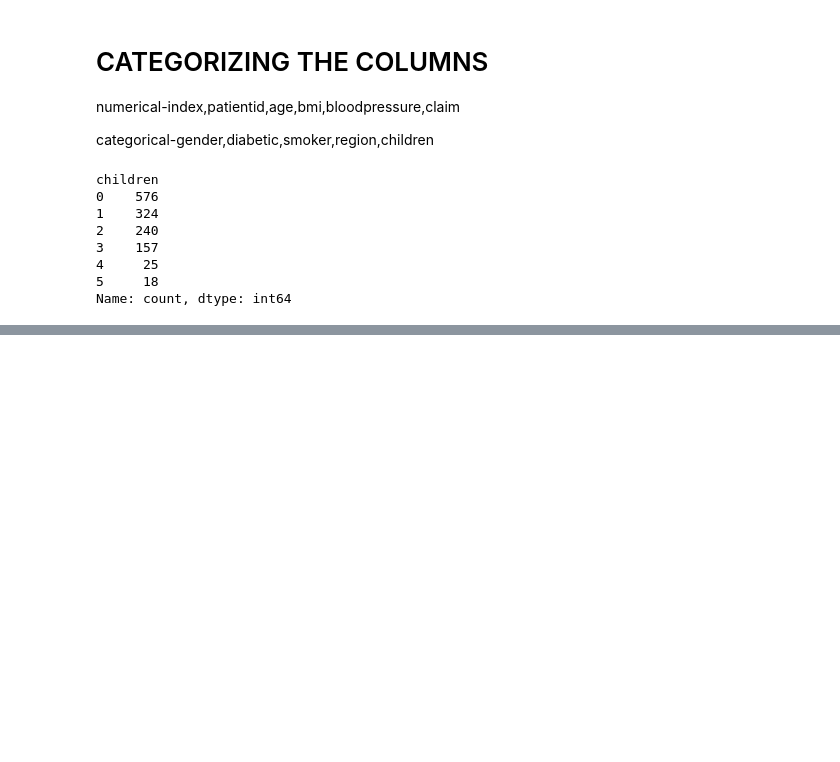
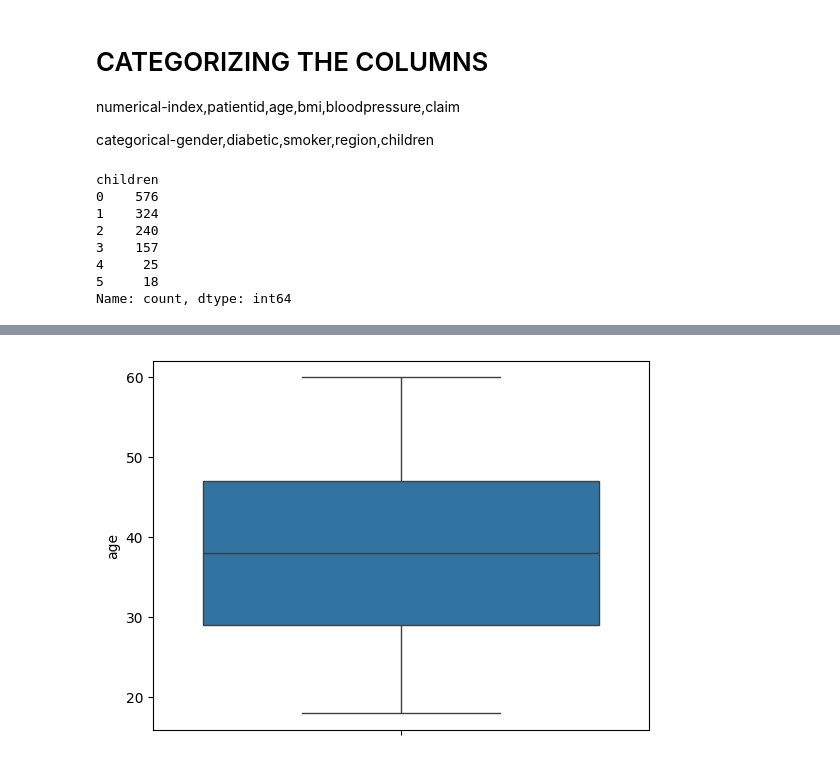
Before and after one commit to ronit-6464/INSURANCE-DATASET-EDA, a Jupyter notebook: EDA NOTEBOOK ON INSURANCE DATASET.ipynb, the cells around one changed output, grey strips where cells are left out. Drawn from its saved outputs; the diff is of its cells as text; code cells hidden in the pictures; blank space fills up the shorter version.

```diff
--- a/EDA NOTEBOOK ON INSURANCE DATASET.ipynb
+++ b/EDA NOTEBOOK ON INSURANCE DATASET.ipynb
@@ -54,0 +136,5 @@ Name: count, dtype: int64
+# %%
+sns.boxplot(data=df, y='age')
+plt.show()
+# %% [output]
+[figure, added]
```
Also changed, not shown: parts of 26 cells of this notebook.
